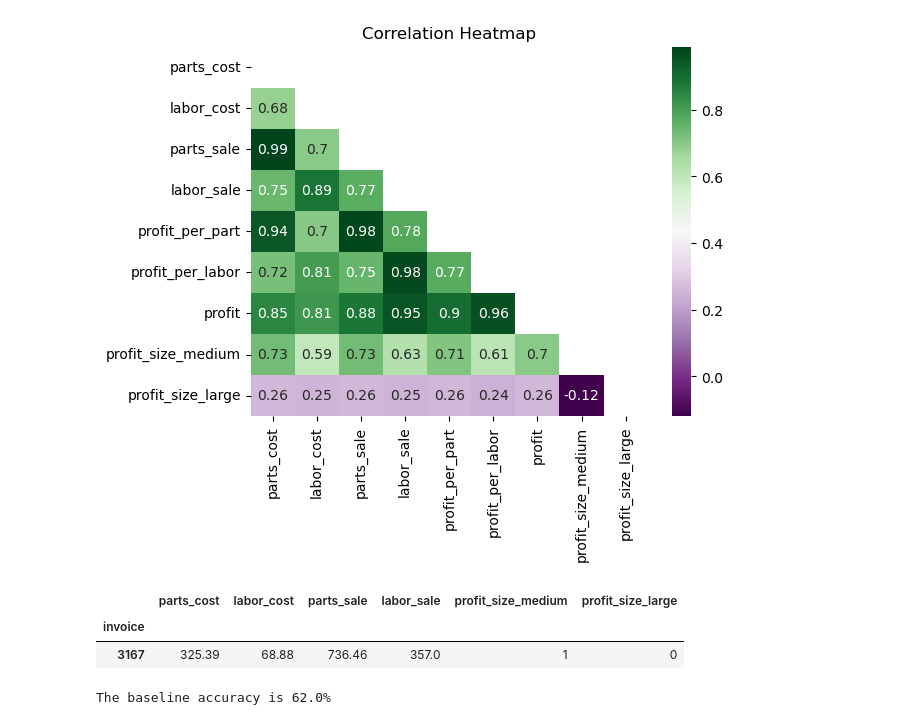
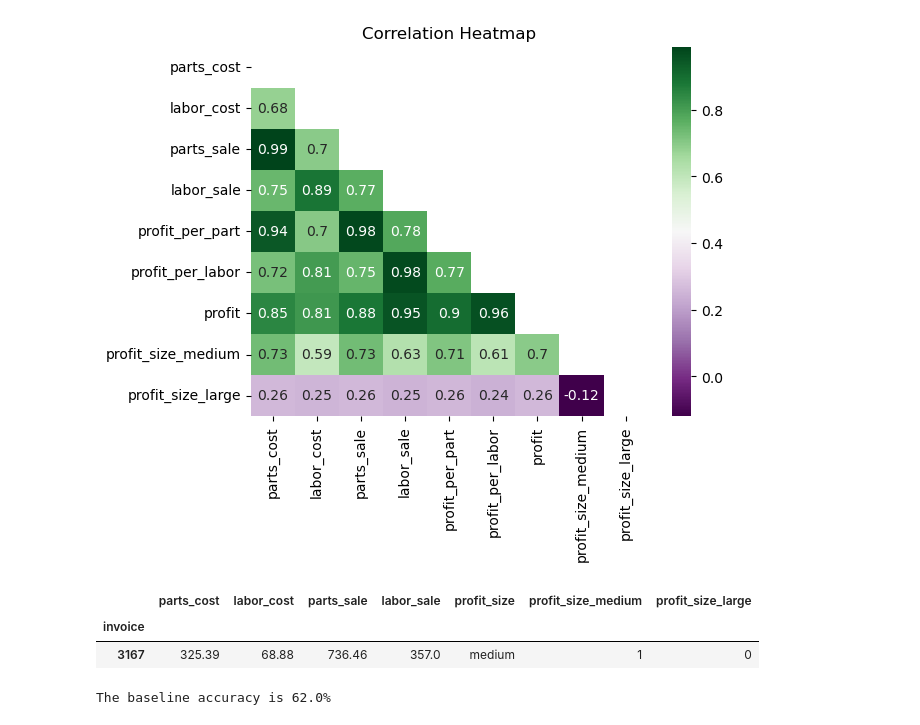
Before and after one commit to lewisalexia/Personal_Project_Shop_Talk, a Jupyter notebook: final_report.ipynb, the cells around one changed output. Drawn from its saved outputs; the diff is of its cells as text; code cells hidden in the pictures.

```diff
--- a/final_report.ipynb
+++ b/final_report.ipynb
@@ -410,14 +399,11 @@ ex.plot_heatmap(train_c)
 [figure]
 # %%
 # assigning variables for classification - stratified
-X_train, X_validate, X_test, y_train, y_validate, y_test = ex.assign_variables(\
-        train_c.drop(columns={'date','customer','profit_per_part','profit_per_labor','profit'}),\
-        validate_c.drop(columns={'date','customer','profit_per_part','profit_per_labor','profit'}),\
-        test_c.drop(columns={'date','customer','profit_per_part','profit_per_labor','profit'}), 'profit_size')
+X_train, X_validate, X_test, y_train, y_validate, y_test = ex.assign_variables(train_c, validate_c, test_c, 'profit_size')
 X_train.head(1)
 # %% [output]
-|  | parts_cost | labor_cost | parts_sale | labor_sale | profit_size_medium | profit_size_large |
-| invoice |  |  |  |  |  |  |
-| 3167 | 325.39 | 68.88 | 736.46 | 357.0 | 1 | 0 |
+|  | parts_cost | labor_cost | parts_sale | labor_sale | profit_size | profit_size_medium | profit_size_large |
+| invoice |  |  |  |  |  |  |  |
+| 3167 | 325.39 | 68.88 | 736.46 | 357.0 | medium | 1 | 0 |
 # %%
 # assigning variables for regression modeling - not stratified
```
Also changed, not shown: parts of 11 cells of this notebook.
